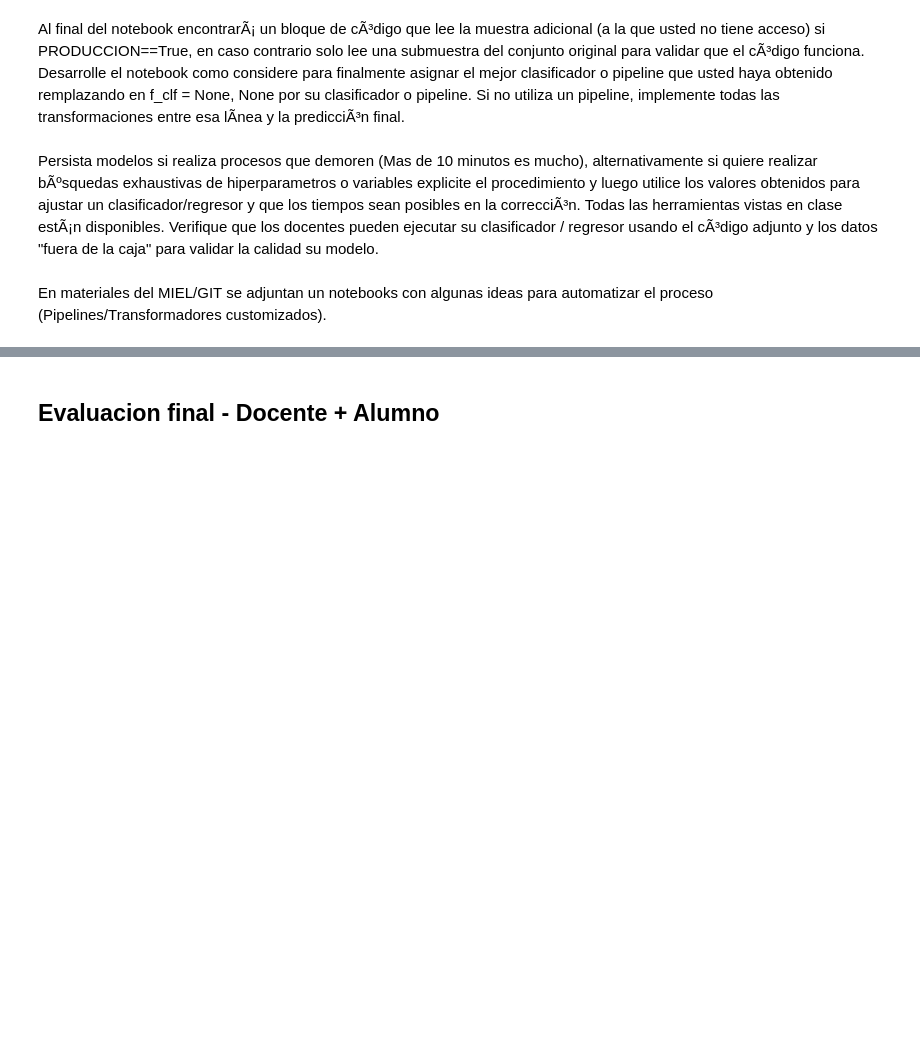
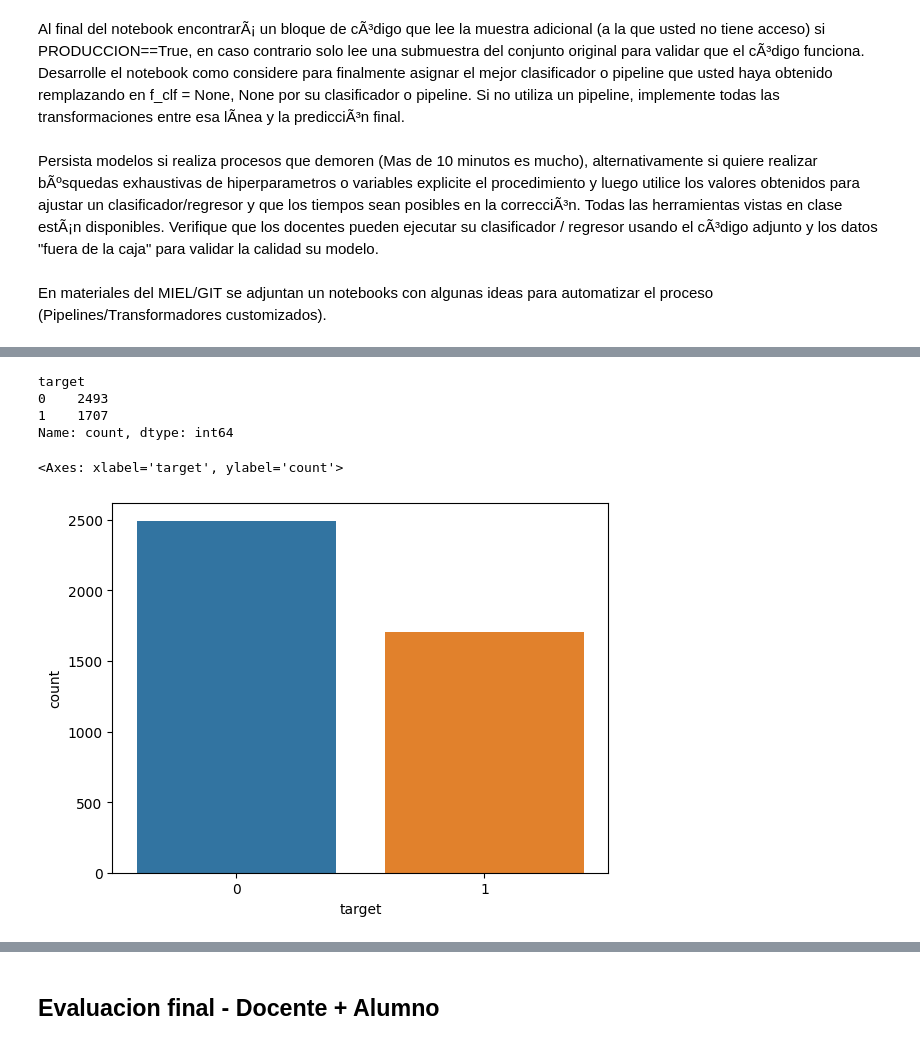
Before and after one commit to miroagustin/CienciaDeDatos1Q2025, a Jupyter notebook: ParcialTP1C-2025.ipynb, the cells around one changed output, grey strips where cells are left out. Saved outputs shown, nothing was run; the diff lists cells and outputs as text; code cells hidden in the pictures; blank space fills up the shorter version.

Commit message:
Analisis exploratorio de datos

```diff
--- a/ParcialTP1C-2025.ipynb
+++ b/ParcialTP1C-2025.ipynb
@@ -37,0 +42,6 @@ En materiales del MIEL/GIT se adjuntan un notebooks con algunas ideas para autom
+# %%
+import pandas as pd
+import seaborn as sns
+import matplotlib.pyplot as plt
+import numpy as np
+df_pacientes = pd.read_csv('/content/TP_Virus_Alumnos.csv') #este archivo solo esta en tiempo de ejecucion hay que definir desp como lo usamos desde github
@@ -37,0 +115,11 @@ En materiales del MIEL/GIT se adjuntan un notebooks con algunas ideas para autom
+# %%
+# Analisis de la distribución de la variable target
+print( df_pacientes.target.value_counts() )
+sns.countplot(x='target', data=df_pacientes, hue='target', legend=False)
+# %% [output]
+target
+0    2493
+1    1707
+Name: count, dtype: int64
+<Axes: xlabel='target', ylabel='count'>
+[figure, added]
```
Also changed, not shown: parts of 8 cells of this notebook.
